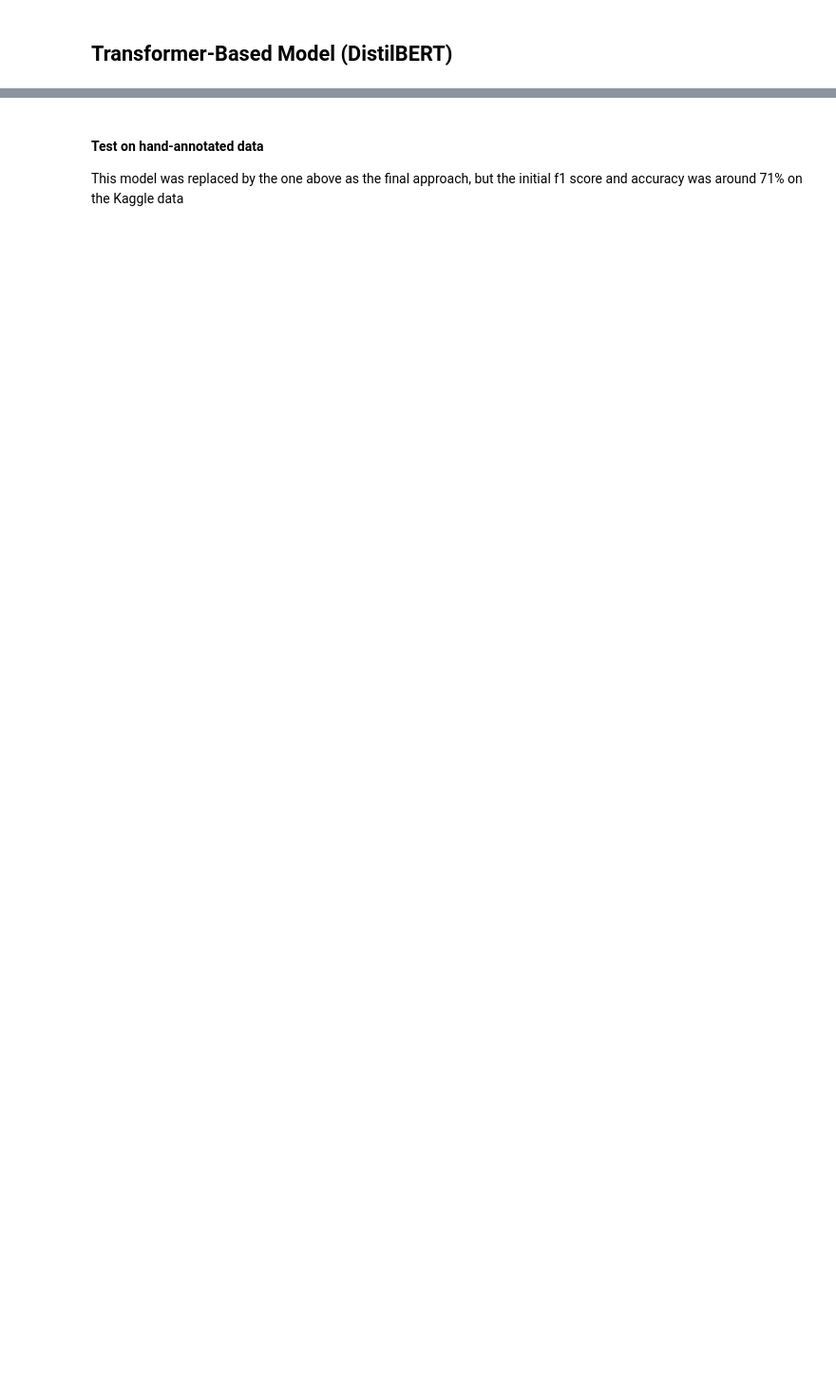
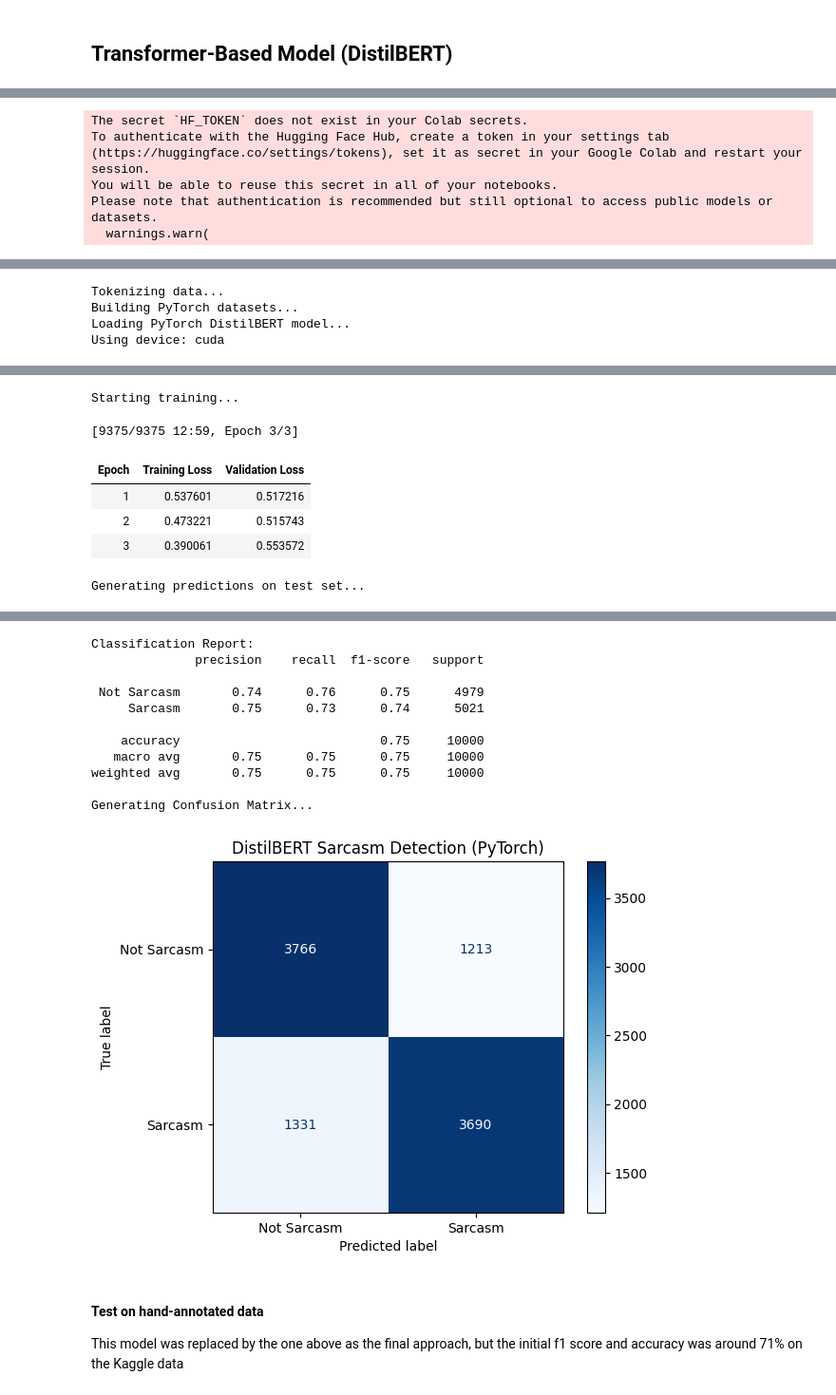
Before and after one commit to walnutta/404_project, a Jupyter notebook: 404groupprj_final_final.ipynb, the cells around one changed output, grey strips where cells are left out. Shown at 95% size. Saved outputs shown, nothing was run; the diff lists cells and outputs as text; code cells hidden in the pictures; blank space fills up the shorter version.

```diff
--- a/404groupprj_final_final.ipynb
+++ b/404groupprj_final_final.ipynb
@@ -429,7 +464,7 @@ LEARNING_RATE = 2e-5
 print("Loading and cleaning data...")
 
 # Added low_memory=False to fix the DtypeWarning
-df = pd.read_csv("train-balanced-sarcasm.csv", low_memory=False)
+df = pd.read_csv(DRIVE_PATH + "train-balanced-sarcasm.csv", low_memory=False)
 
 # only keep the two columns we care about
 if 'comment' in df.columns:
@@ -549,3 +584,4 @@ disp = ConfusionMatrixDisplay(
 disp.plot(cmap="Blues")
 plt.title("DistilBERT Sarcasm Detection (PyTorch)")
 plt.show()
+# %% [output]
@@ -551,0 +591,5 @@ plt.show()
+The secret `HF_TOKEN` does not exist in your Colab secrets.
+To authenticate with the Hugging Face Hub, create a token in your settings tab (https://huggingface.co/settings/tokens), set it as secret in your Google Colab and restart your session.
+You will be able to reuse this secret in all of your notebooks.
+Please note that authentication is recommended but still optional to access public models or datasets.
+  warnings.warn(
@@ -551,0 +598,4 @@ plt.show()
+Tokenizing data...
+Building PyTorch datasets...
+Loading PyTorch DistilBERT model...
+Using device: cuda
@@ -551,0 +619,7 @@ plt.show()
+Starting training...
+[9375/9375 12:59, Epoch 3/3]
+| Epoch | Training Loss | Validation Loss |
+| 1 | 0.537601 | 0.517216 |
+| 2 | 0.473221 | 0.515743 |
+| 3 | 0.390061 | 0.553572 |
+Generating predictions on test set...
@@ -552,3 +627,15 @@ plt.show()
+Classification Report:
+              precision    recall  f1-score   support
+
+ Not Sarcasm       0.74      0.76      0.75      4979
+     Sarcasm       0.75      0.73      0.74      5021
+
+    accuracy                           0.75     10000
+   macro avg       0.75      0.75      0.75     10000
+weighted avg       0.75      0.75      0.75     10000
+
+Generating Confusion Matrix...
+[figure, added]
 # %% [markdown]
 #### Test on hand-annotated data
 
```
Also changed, not shown: parts of 12 cells of this notebook.
